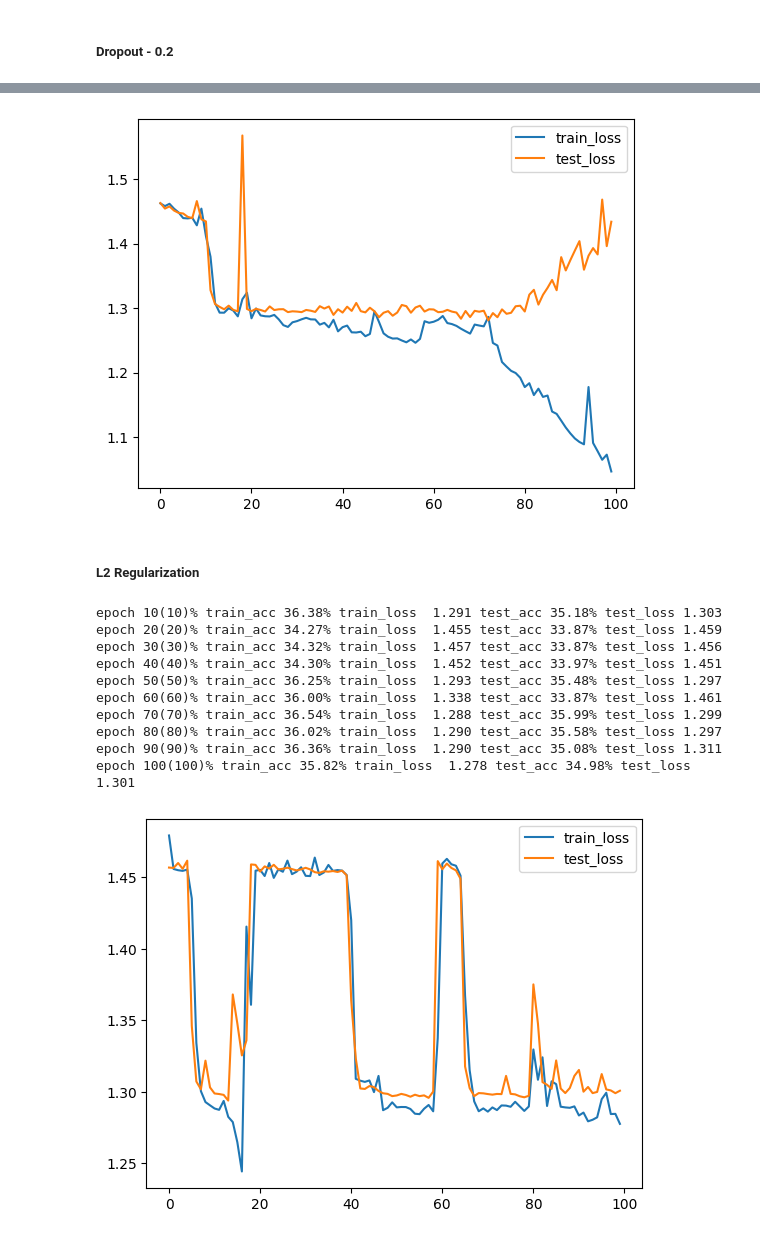
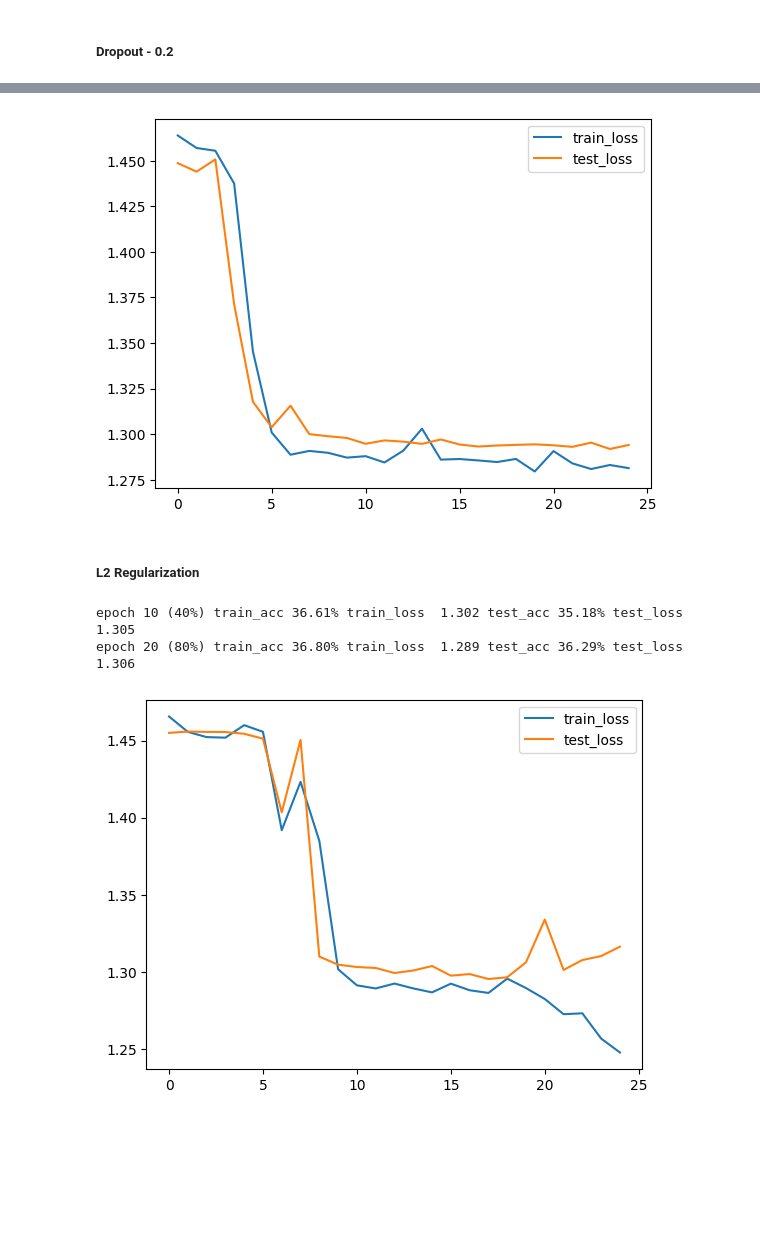
Before and after one commit to SkAndMl/question_tagging, a Jupyter notebook: notebooks/4_algorithm_tagging.ipynb, the cells around one changed output, grey strips where cells are left out. Drawn from its saved outputs; the diff is of its cells as text; code cells hidden in the pictures; blank space fills up the shorter version.

```diff
--- a/notebooks/4_algorithm_tagging.ipynb
+++ b/notebooks/4_algorithm_tagging.ipynb
@@ -283,6 +284,7 @@ VOCAB_SIZE = len(vocab)
 SEED = 2406
 BATCH_SIZE = 32
 DEVICE = "cuda" if torch.cuda.is_available() else "cpu"
+MODEL_RESULTS = defaultdict(dict)
 # %%
 DEVICE
 # %% [output]
@@ -464,7 +466,7 @@ def train(model: torch.nn.Module,
         "test_loss" : []
     }
 
-    for epoch in range(1, epochs+1):
+    for epoch in tqdm(range(1, epochs+1)):
 
         train_acc, train_loss = train_step(model, train_dl, loss_fn, optimizer, device)
         test_acc, test_loss = eval_step(model, test_dl, loss_fn, device)
@@ -479,7 +481,7 @@ def train(model: torch.nn.Module,
 
     return result_dict
 # %%
-epochs = 100
+epochs = 25
 # %% [markdown]
 ##### Dropout - 0.2
 # %%
@@ -487,7 +489,7 @@ model_1 = QTAlgoModelV1(vocab_size=VOCAB_SIZE,
                         num_layers=1,
                         embedding_dim=512,
                         hidden_size=256,
-                        dropout=0.2,
+                        dropout=0.3,
                         output_dim=len(CLASS_MAPPING)).to(DEVICE)
 loss_fn = torch.nn.CrossEntropyLoss()
 optimizer = torch.optim.Adam(params=model_1.parameters(),
@@ -500,4 +502,6 @@ result_dict = train(model=model_1,
                     optimizer=optimizer,
                     epochs=epochs,
                     device=DEVICE)
+
+MODEL_RESULTS["model_1_dropout_0.2"] = result_dict
 # %% [output]
@@ -516,4 +512,4 @@ plt.plot(range(epochs), result_dict["train_loss"], label="train_loss")
 plt.plot(range(epochs), result_dict["test_loss"], label="test_loss")
 plt.legend();
 # %% [output]
-[figure, old version]
+[figure, new version]
@@ -524,38 +518,30 @@ model_results = {"model_1_dropout_0.2" : result_dict}
 # %%
 model_1_reg = QTAlgoModelV1(vocab_size=VOCAB_SIZE,
                             num_layers=1,
                             embedding_dim=512,
                             hidden_size=256,
                             dropout=0.1,
                             output_dim=len(CLASS_MAPPING)).to(DEVICE)
 loss_fn = torch.nn.CrossEntropyLoss()
 optimizer = torch.optim.Adam(params=model_1_reg.parameters(),
                              lr=1e-3,
-                             weight_decay=1e-5)
+                             weight_decay=1e-7)
 
 result_dict = train(model=model_1_reg,
                     train_dl=train_dl,
                     test_dl=test_dl,
                     loss_fn=loss_fn,
                     optimizer=optimizer,
                     epochs=epochs,
                     device=DEVICE)
 
 
-model_results["model_1_l2_reg"] = result_dict
+MODEL_RESULTS["model_1_l2_reg"] = result_dict
 
 plt.plot(range(epochs), result_dict["train_loss"], label="train_loss")
 plt.plot(range(epochs), result_dict["test_loss"], label="test_loss")
 plt.legend();
 # %% [output]
-epoch 10(10)% train_acc 36.38% train_loss  1.291 test_acc 35.18% test_loss 1.303
-epoch 20(20)% train_acc 34.27% train_loss  1.455 test_acc 33.87% test_loss 1.459
-epoch 30(30)% train_acc 34.32% train_loss  1.457 test_acc 33.87% test_loss 1.456
-epoch 40(40)% train_acc 34.30% train_loss  1.452 test_acc 33.97% test_loss 1.451
-epoch 50(50)% train_acc 36.25% train_loss  1.293 test_acc 35.48% test_loss 1.297
-epoch 60(60)% train_acc 36.00% train_loss  1.338 test_acc 33.87% test_loss 1.461
-epoch 70(70)% train_acc 36.54% train_loss  1.288 test_acc 35.99% test_loss 1.299
-epoch 80(80)% train_acc 36.02% train_loss  1.290 test_acc 35.58% test_loss 1.297
-epoch 90(90)% train_acc 36.36% train_loss  1.290 test_acc 35.08% test_loss 1.311
-epoch 100(100)% train_acc 35.82% train_loss  1.278 test_acc 34.98% test_loss 1.301
+epoch 10 (40%) train_acc 36.61% train_loss  1.302 test_acc 35.18% test_loss 1.305
+epoch 20 (80%) train_acc 36.80% train_loss  1.289 test_acc 36.29% test_loss 1.306
-[figure, old version]
+[figure, new version]
```
Also changed, not shown: parts of 9 cells of this notebook.
